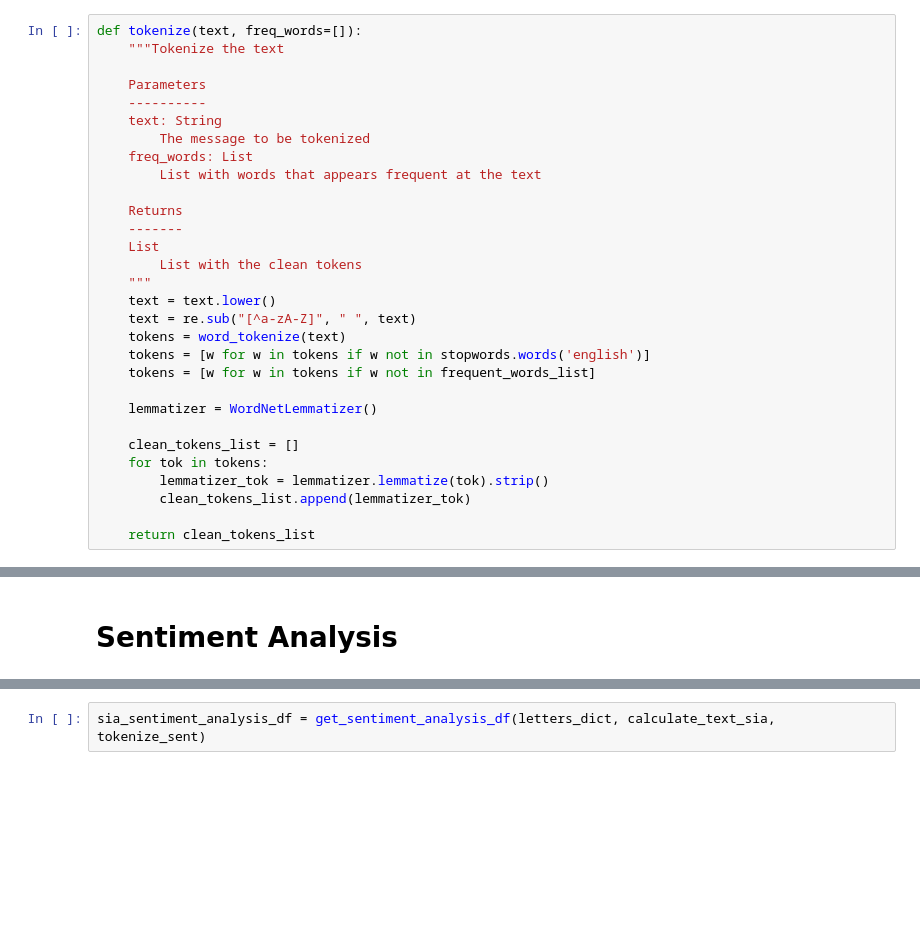
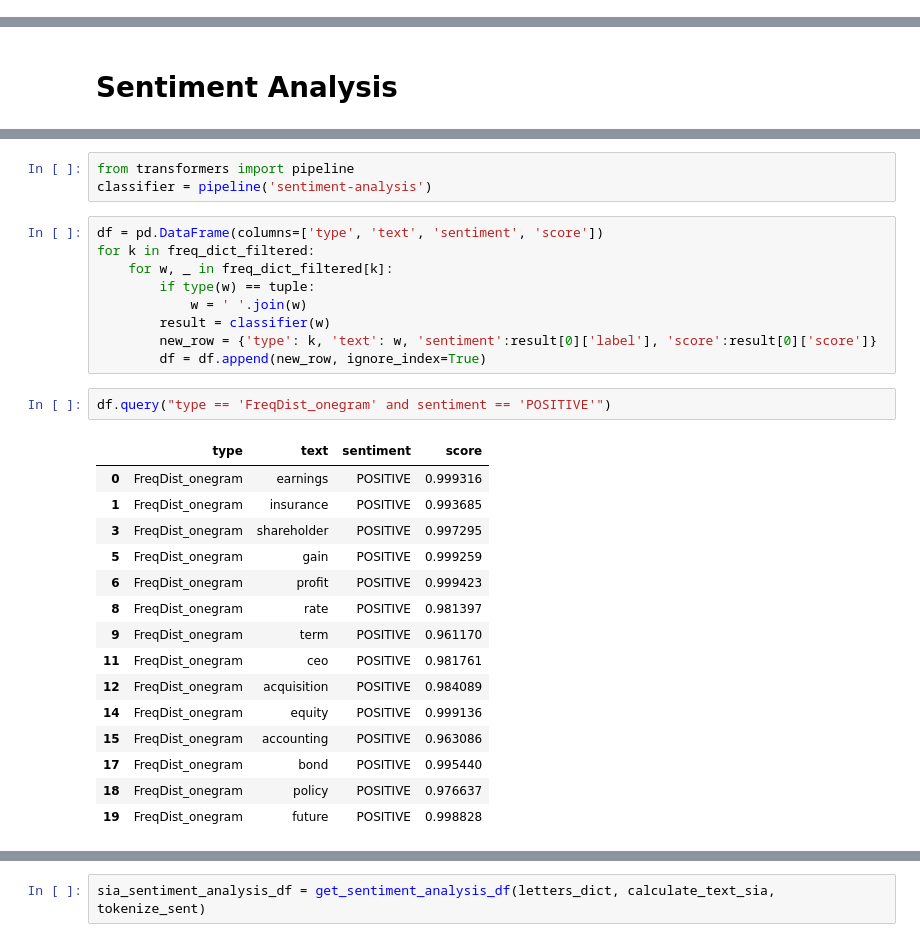
Before and after one commit to jairNeto/warren_buffet_letters, a Jupyter notebook: warren_buffet.ipynb, the cells around one changed output, grey strips where cells are left out. Cells and saved outputs as stored; diff of their text form; blank space fills up the shorter version.

```diff
--- a/warren_buffet.ipynb
+++ b/warren_buffet.ipynb
@@ -166,30 +0,0 @@ def draw_heatmap(df, figsize=(15, 6), cmap='YlOrBr', ylabel='', xlabel='', title
-# %%
-def tokenize(text, freq_words=[]):
-    """Tokenize the text
-
-    Parameters
-    ----------
-    text: String
-        The message to be tokenized
-    freq_words: List
-        List with words that appears frequent at the text
-
-    Returns
-    -------
-    List
-        List with the clean tokens
-    """
-    text = text.lower()
-    text = re.sub("[^a-zA-Z]", " ", text)
-    tokens = word_tokenize(text)
-    tokens = [w for w in tokens if w not in stopwords.words('english')]
-    tokens = [w for w in tokens if w not in frequent_words_list]
-
-    lemmatizer = WordNetLemmatizer()
-
-    clean_tokens_list = []
-    for tok in tokens:
-        lemmatizer_tok = lemmatizer.lemmatize(tok).strip()
-        clean_tokens_list.append(lemmatizer_tok)
-
-    return clean_tokens_list
@@ -511,0 +189,30 @@ def get_sentiment_analysis_df(letters_dict, calculate_text_sentiment, tokenize_s
+# %%
+from transformers import pipeline
+classifier = pipeline('sentiment-analysis')
+# %%
+df = pd.DataFrame(columns=['type', 'text', 'sentiment', 'score'])
+for k in freq_dict_filtered:
+    for w, _ in freq_dict_filtered[k]:
+        if type(w) == tuple:
+            w = ' '.join(w)
+        result = classifier(w)
+        new_row = {'type': k, 'text': w, 'sentiment':result[0]['label'], 'score':result[0]['score']}
+        df = df.append(new_row, ignore_index=True)
+# %%
+df.query("type == 'FreqDist_onegram' and sentiment == 'POSITIVE'")
+# %% [output]
+|  | type | text | sentiment | score |
+| 0 | FreqDist_onegram | earnings | POSITIVE | 0.999316 |
+| 1 | FreqDist_onegram | insurance | POSITIVE | 0.993685 |
+| 3 | FreqDist_onegram | shareholder | POSITIVE | 0.997295 |
+| 5 | FreqDist_onegram | gain | POSITIVE | 0.999259 |
+| 6 | FreqDist_onegram | profit | POSITIVE | 0.999423 |
+| 8 | FreqDist_onegram | rate | POSITIVE | 0.981397 |
+| 9 | FreqDist_onegram | term | POSITIVE | 0.961170 |
+| 11 | FreqDist_onegram | ceo | POSITIVE | 0.981761 |
+| 12 | FreqDist_onegram | acquisition | POSITIVE | 0.984089 |
+| 14 | FreqDist_onegram | equity | POSITIVE | 0.999136 |
+| 15 | FreqDist_onegram | accounting | POSITIVE | 0.963086 |
+| 17 | FreqDist_onegram | bond | POSITIVE | 0.995440 |
+| 18 | FreqDist_onegram | policy | POSITIVE | 0.976637 |
+| 19 | FreqDist_onegram | future | POSITIVE | 0.998828 |
```
Also changed, not shown: parts of 23 cells of this notebook, 1 other file.
